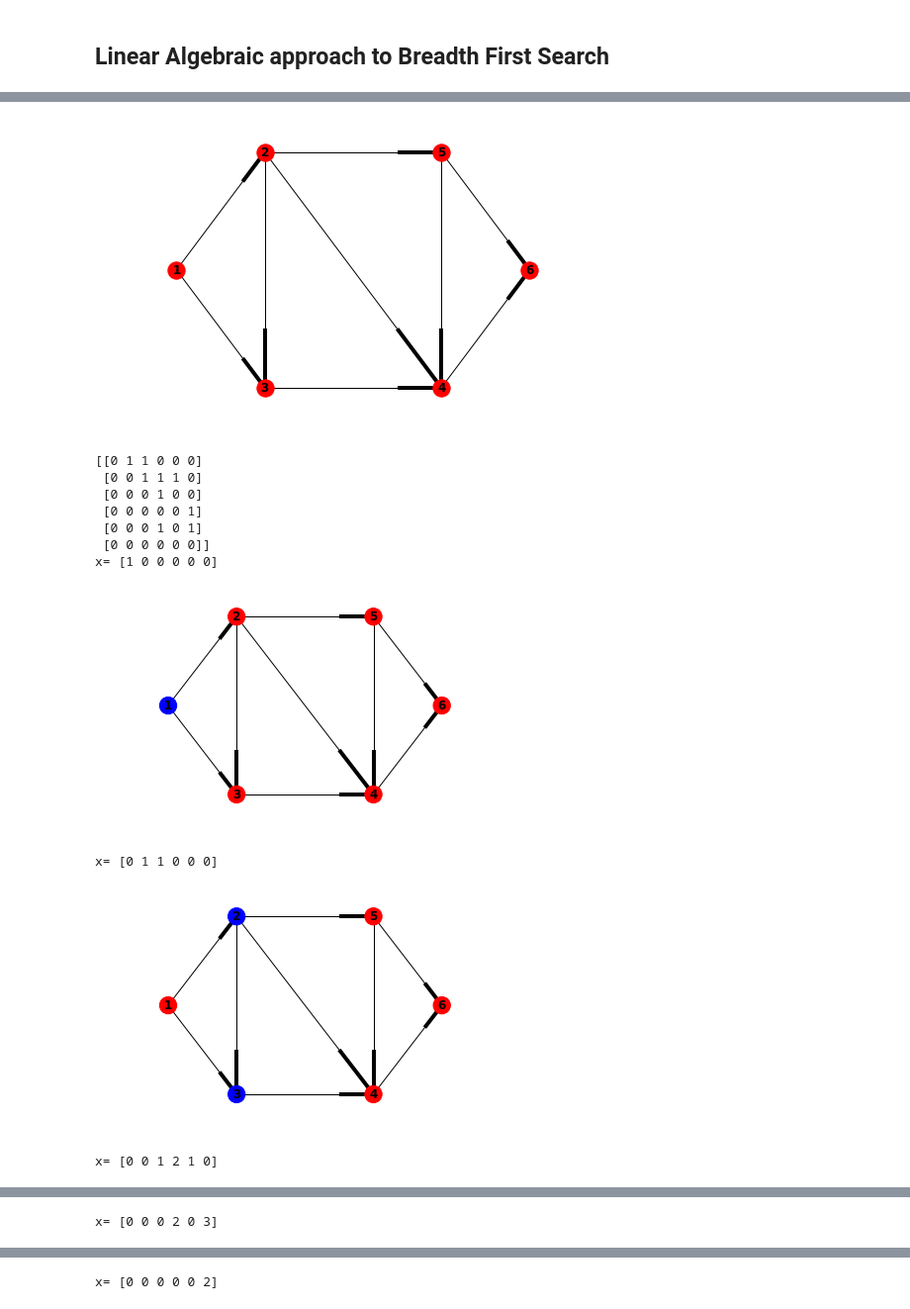
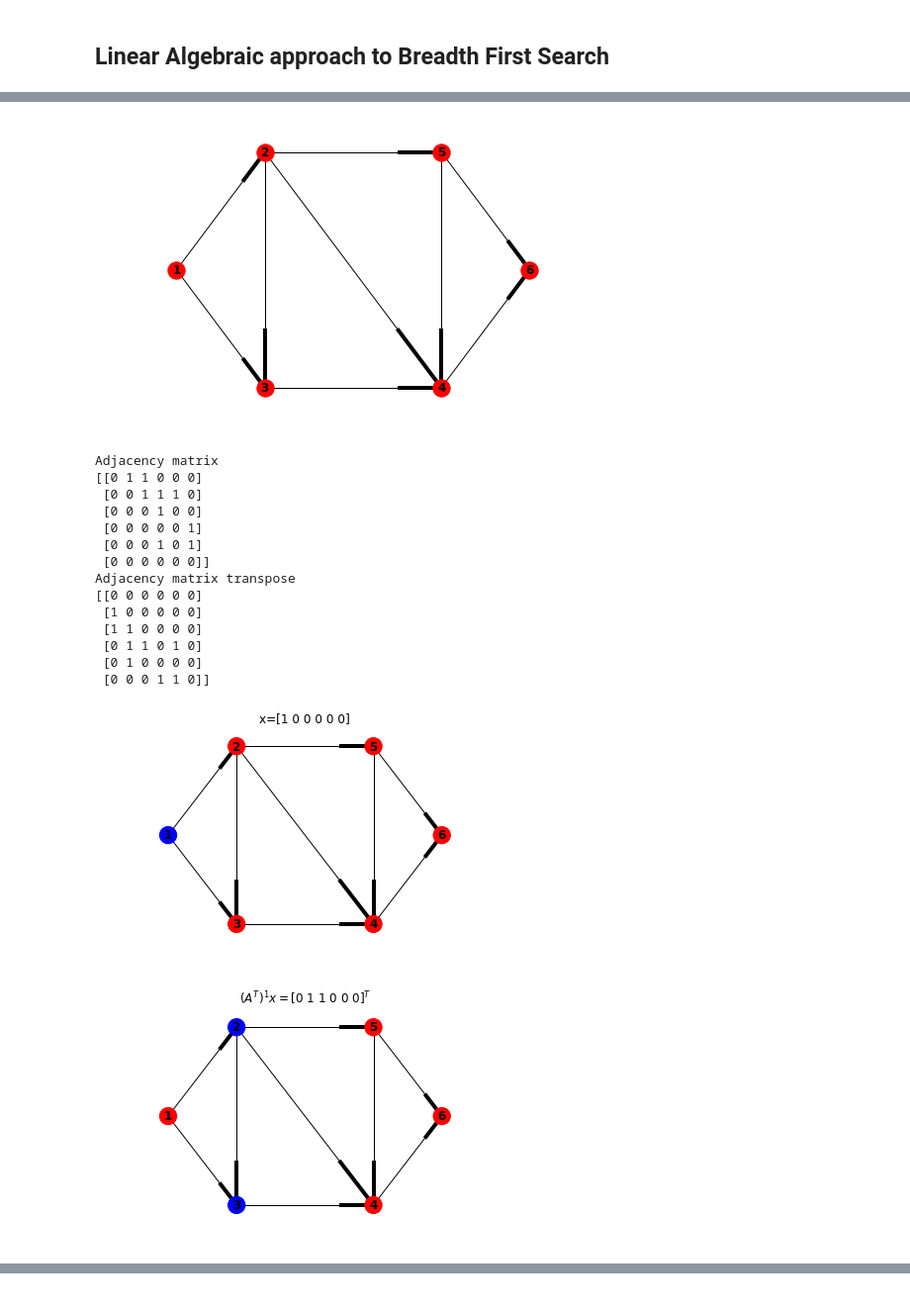
Before and after one commit to tbtraltaa/Graph, a Jupyter notebook: bfs.ipynb, the cells around one changed output, grey strips where cells are left out. Shown: that part at 99% size. Saved outputs shown, nothing was run; the diff lists cells and outputs as text; code cells hidden in the pictures.

```diff
--- a/bfs.ipynb
+++ b/bfs.ipynb
@@ -45,38 +129,51 @@ G.add_edges_from([(1,2),(1,3),(2,3),(2,4),(2,5),(3,4),(4,6),(5,4),(5,6)])
 shells=[[6,5,2,1,3,4]]
 nx.draw_shell(G, nlist=shells, with_labels=True, font_weight='bold')
 plt.show()
 A = nx.adjacency_matrix(G)
-print A.toarray()
+print "Adjacency matrix\n", A.toarray()
 A_t = A.transpose().copy()
+print "Adjacency matrix transpose\n", A_t.toarray()
 x = np.zeros((6,1), dtype=int,)
 x[0] = 1
 t = 1
+node_color = ["b" if i in x.nonzero()[0] else "r" for i in range(6)]
+nx.draw_networkx(G, pos=nx.shell_layout(G, shells), node_color=node_color, font_weight='bold')
+ax = plt.gca()
+plt.axis("off")
+plt.title('x='+ str(x.reshape(-1,)))
+plt.show()
+
 while True:
     y = A_t*x
-    print "x=", x.reshape(-1,)
-    node_color = ["b" if i in x.nonzero()[0] else "r" for i in range(6)]
+    node_color = ["b" if i in y.nonzero()[0] else "r" for i in range(6)]
     nx.draw_networkx(G, pos=nx.shell_layout(G, shells), node_color=node_color, font_weight='bold')
     ax = plt.gca()
     plt.axis("off")
+    plt.title(r'$(A^{T})^{%d}x=$%s$^{T}$'%(t,str(y.reshape(-1,))))
     plt.show()
     t += 1
     if np.array_equal(x,y):
         break
     elif t < A.shape[0]:
        x = y
     else:
         break
 # %% [output]
 [interactive output not drawn]
 [figure]
+Adjacency matrix
 [[0 1 1 0 0 0]
  [0 0 1 1 1 0]
  [0 0 0 1 0 0]
  [0 0 0 0 0 1]
  [0 0 0 1 0 1]
  [0 0 0 0 0 0]]
-x= [1 0 0 0 0 0]
+Adjacency matrix transpose
+[[0 0 0 0 0 0]
+ [1 0 0 0 0 0]
+ [1 1 0 0 0 0]
+ [0 1 1 0 1 0]
+ [0 1 0 0 0 0]
+ [0 0 0 1 1 0]]
-[figure, old version]
+[figure, new version]
-x= [0 1 1 0 0 0]
-[figure, old version]
+[figure, new version]
-x= [0 0 1 2 1 0]
@@ -84 +180,0 @@ x= [0 0 1 2 1 0]
-x= [0 0 0 2 0 3]
@@ -86 +181,0 @@ x= [0 0 0 2 0 3]
-x= [0 0 0 0 0 2]
```
Also changed, not shown: parts of 3 cells of this notebook, 3 other files.
